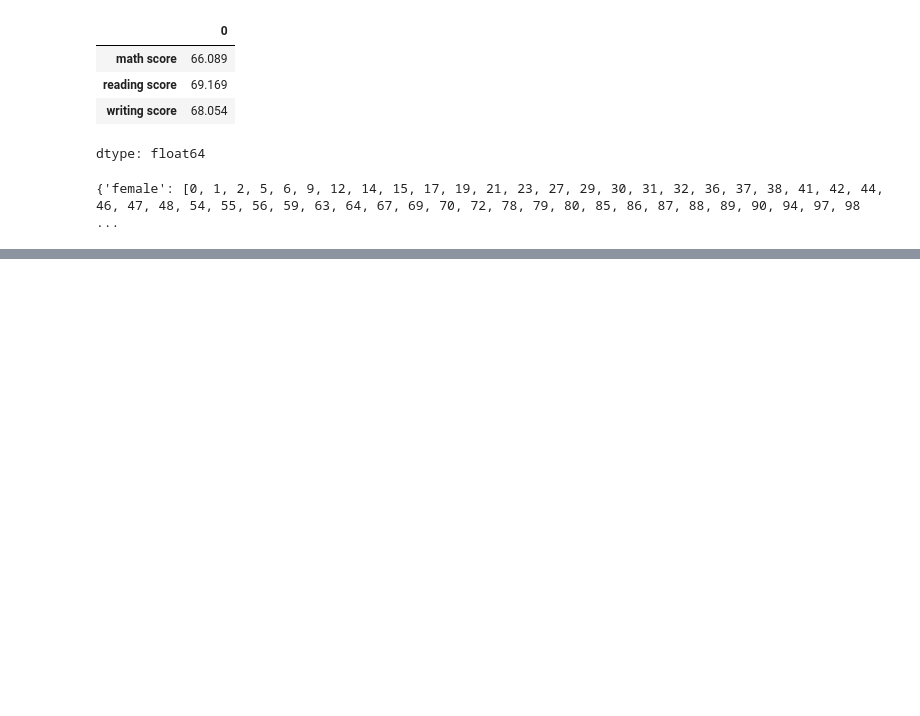
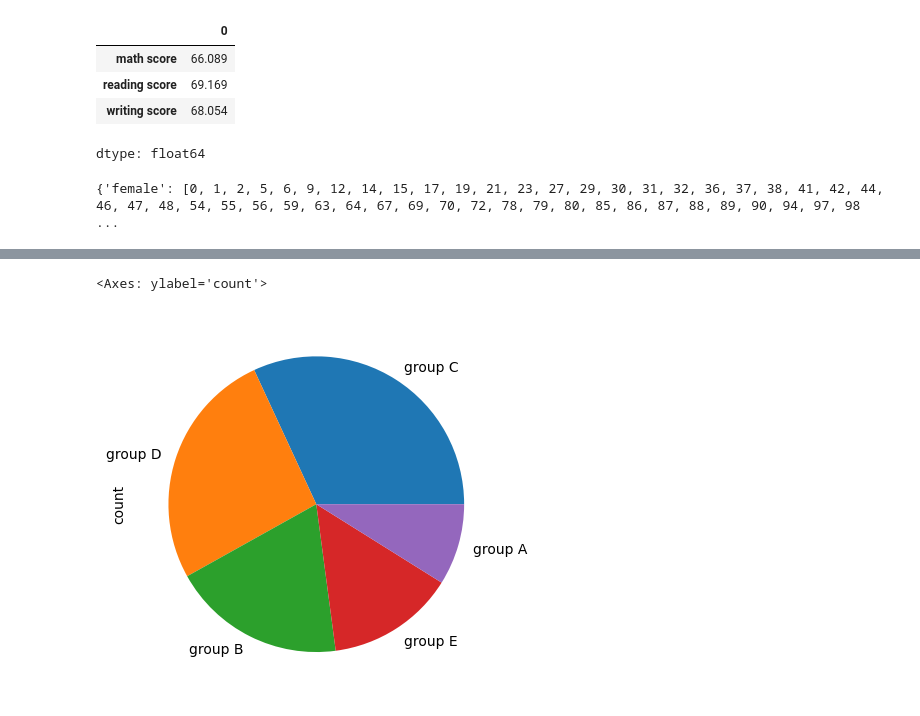
Before and after one commit to lokeshudalkar/Data_Science, a Jupyter notebook: Student_performance_descriptive_states_visualisation.ipynb, the cells around one changed output, grey strips where cells are left out. Drawn from its saved outputs; the diff is of its cells as text; code cells hidden in the pictures; blank space fills up the shorter version.

```diff
--- a/Student_performance_descriptive_states_visualisation.ipynb
+++ b/Student_performance_descriptive_states_visualisation.ipynb
@@ -417,0 +470,5 @@ df1.groups
+# %%
+student["race/ethnicity"].value_counts().plot(kind = 'pie')
+# %% [output]
+<Axes: ylabel='count'>
+[figure, added]
```
Also changed, not shown: parts of 32 cells of this notebook.
